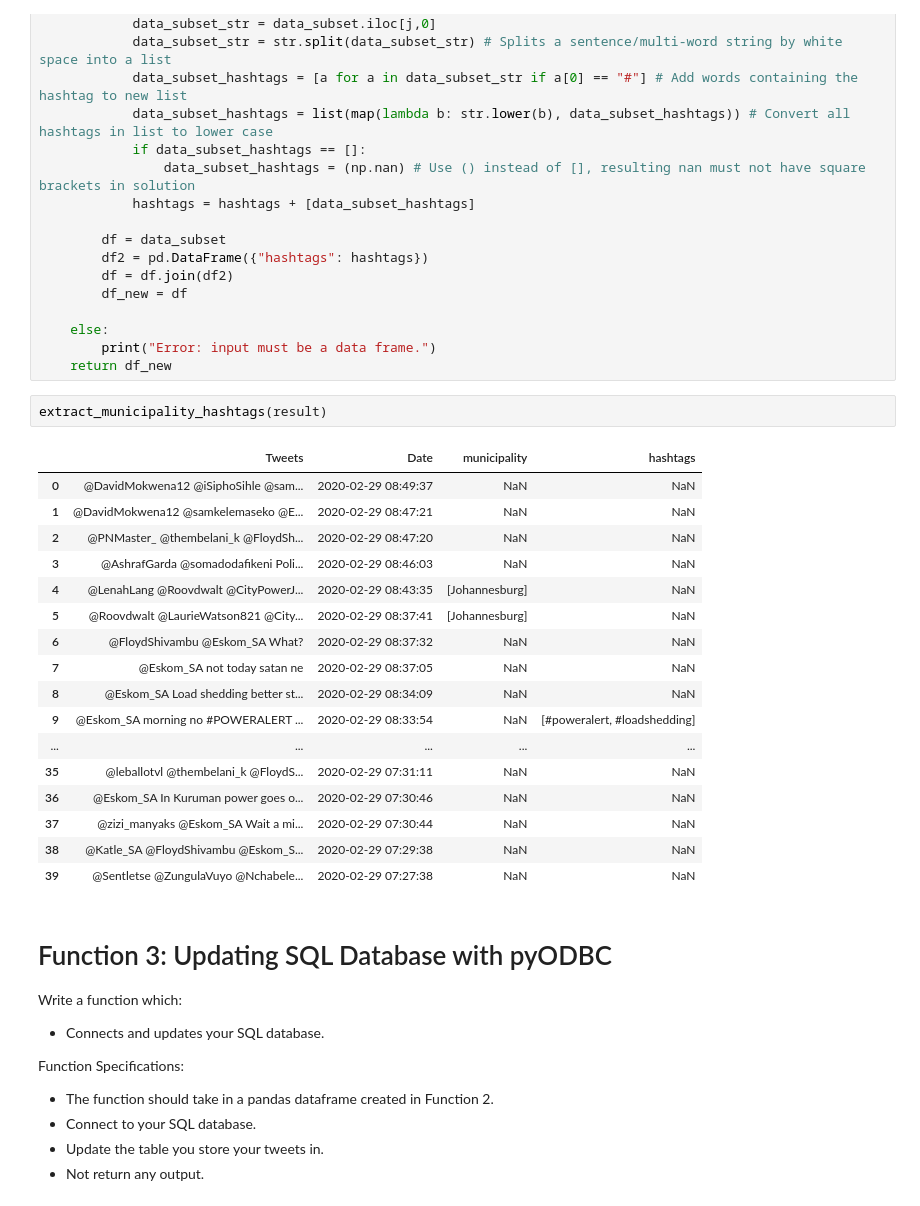
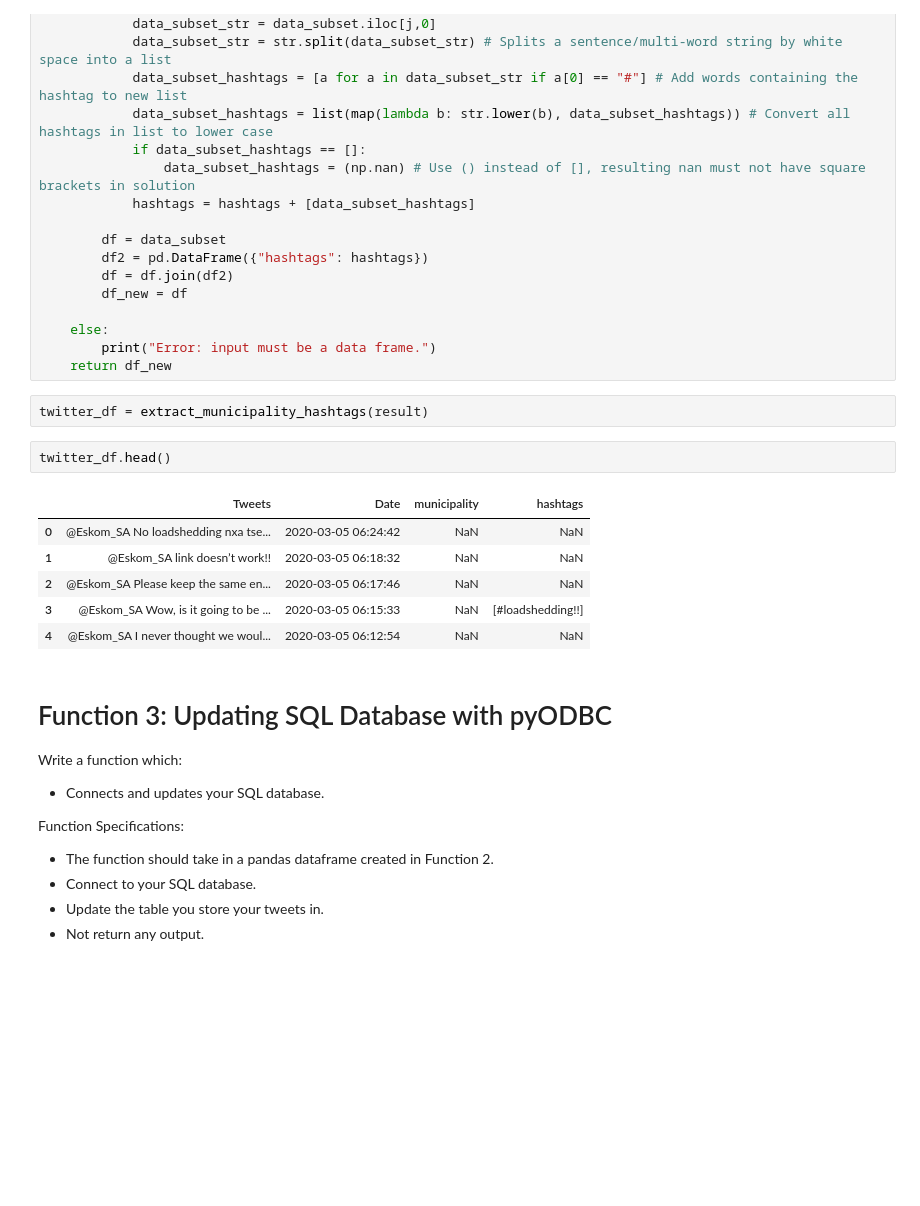
Before and after one commit to Ndu3000/eskom_gather, a Jupyter notebook: pipeline_student_version_2.ipynb, the cells around one changed output. Drawn from its saved outputs; the diff is of its cells as text; blank space fills up the shorter version.

```diff
--- a/pipeline_student_version_2.ipynb
+++ b/pipeline_student_version_2.ipynb
@@ -217,26 +217,17 @@ def extract_municipality_hashtags(df):
     else:
         print("Error: input must be a data frame.")
     return df_new
-# %%
-extract_municipality_hashtags(result)
-# %% [output]
-|  | Tweets | Date | municipality | hashtags |
-| 0 | @DavidMokwena12 @iSiphoSihle @sam... | 2020-02-29 08:49:37 | NaN | NaN |
-| 1 | @DavidMokwena12 @samkelemaseko @E... | 2020-02-29 08:47:21 | NaN | NaN |
-| 2 | @PNMaster_ @thembelani_k @FloydSh... | 2020-02-29 08:47:20 | NaN | NaN |
-| 3 | @AshrafGarda @somadodafikeni Poli... | 2020-02-29 08:46:03 | NaN | NaN |
-| 4 | @LenahLang @Roovdwalt @CityPowerJ... | 2020-02-29 08:43:35 | [Johannesburg] | NaN |
-| 5 | @Roovdwalt @LaurieWatson821 @City... | 2020-02-29 08:37:41 | [Johannesburg] | NaN |
-| 6 | @FloydShivambu @Eskom_SA What? | 2020-02-29 08:37:32 | NaN | NaN |
-| 7 | @Eskom_SA not today satan ne | 2020-02-29 08:37:05 | NaN | NaN |
-| 8 | @Eskom_SA Load shedding better st... | 2020-02-29 08:34:09 | NaN | NaN |
-| 9 | @Eskom_SA morning no #POWERALERT ... | 2020-02-29 08:33:54 | NaN | [#poweralert, #loadshedding] |
-| ... | ... | ... | ... | ... |
-| 35 | @leballotvl @thembelani_k @FloydS... | 2020-02-29 07:31:11 | NaN | NaN |
-| 36 | @Eskom_SA In Kuruman power goes o... | 2020-02-29 07:30:46 | NaN | NaN |
-| 37 | @zizi_manyaks @Eskom_SA Wait a mi... | 2020-02-29 07:30:44 | NaN | NaN |
-| 38 | @Katle_SA @FloydShivambu @Eskom_S... | 2020-02-29 07:29:38 | NaN | NaN |
-| 39 | @Sentletse @ZungulaVuyo @Nchabele... | 2020-02-29 07:27:38 | NaN | NaN |
+# %%
+twitter_df = extract_municipality_hashtags(result)
+# %%
+twitter_df.head()
+# %% [output]
+|  | Tweets | Date | municipality | hashtags |
+| 0 | @Eskom_SA No loadshedding nxa tse... | 2020-03-05 06:24:42 | NaN | NaN |
+| 1 | @Eskom_SA link doesn’t work!! | 2020-03-05 06:18:32 | NaN | NaN |
+| 2 | @Eskom_SA Please keep the same en... | 2020-03-05 06:17:46 | NaN | NaN |
+| 3 | @Eskom_SA Wow, is it going to be ... | 2020-03-05 06:15:33 | NaN | [#loadshedding!!] |
+| 4 | @Eskom_SA I never thought we woul... | 2020-03-05 06:12:54 | NaN | NaN |
 # %% [markdown]
 # Function 3: Updating SQL Database with pyODBC
 
```
Also changed, not shown: parts of 9 cells of this notebook.
